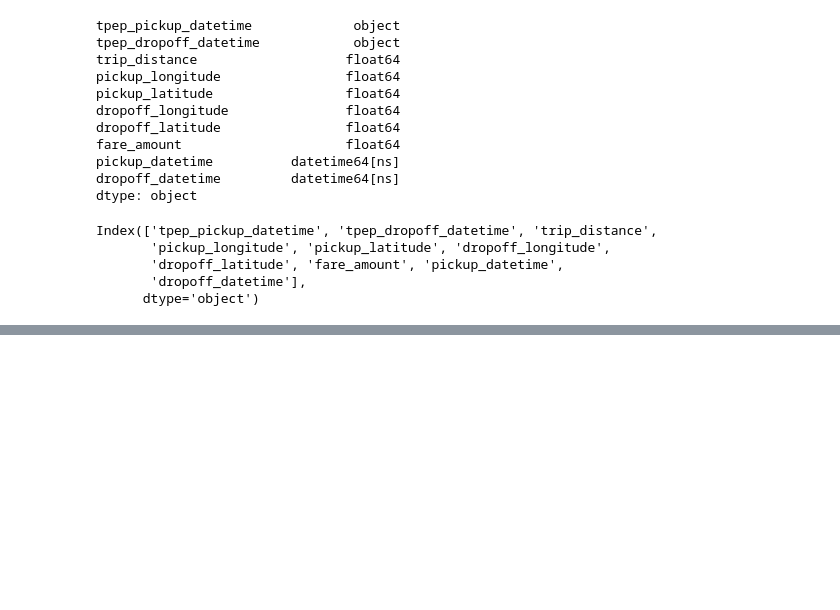
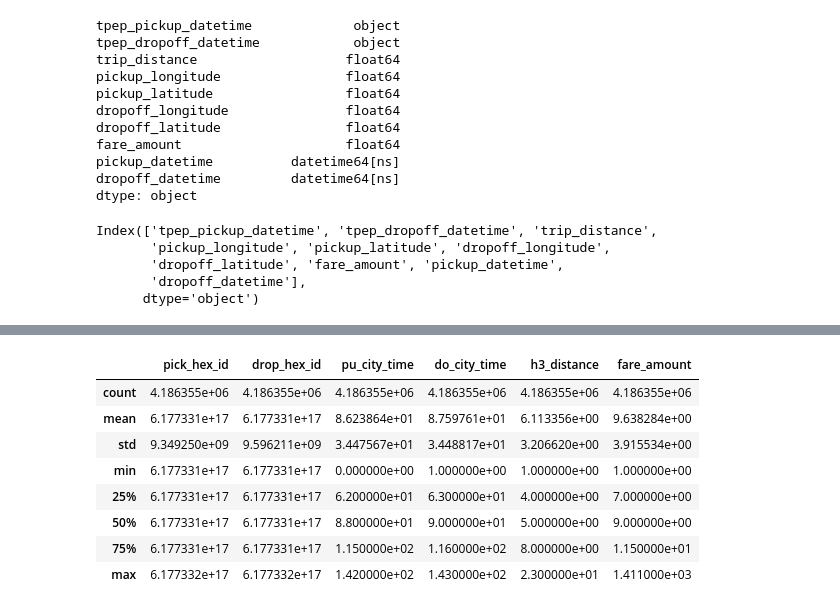
Before and after one commit to Salbinus/taxi, a Jupyter notebook: notebooks/feature_engineering.ipynb, the cells around one changed output, grey strips where cells are left out. Saved outputs shown, nothing was run; the diff lists cells and outputs as text; code cells hidden in the pictures; blank space fills up the shorter version.

```diff
--- a/notebooks/feature_engineering.ipynb
+++ b/notebooks/feature_engineering.ipynb
@@ -354,0 +337,20 @@ Index(['tpep_pickup_datetime', 'tpep_dropoff_datetime', 'trip_distance',
+# %%
+columns = [ 'pick_hex_id'
+          , 'drop_hex_id'
+          , 'pu_city_time'
+          , 'do_city_time'
+          , 'h3_distance'
+          , 'fare_amount']
+# %%
+df = pd.read_csv(os.path.abspath('../data/prep_data_2016-04.csv')
+                 , usecols=columns
+                #, nrows=500
+                )[columns]
+# %%
+fltrd_2 = df.loc[
+                (df.do_city_time > df.pu_city_time) & \
+                (df.pick_hex_id != df.drop_hex_id) & \
+                (df.fare_amount >= 1.0)
+                #(df.dropoff_latitude <= lat_max)  & \
+                ].copy()
+fltrd_2.head()
@@ -354,0 +378,12 @@ Index(['tpep_pickup_datetime', 'tpep_dropoff_datetime', 'trip_distance',
+# %%
+fltrd_2.describe()
+# %% [output]
+|  | pick_hex_id | drop_hex_id | pu_city_time | do_city_time | h3_distance | fare_amount |
+| count | 4.186355e+06 | 4.186355e+06 | 4.186355e+06 | 4.186355e+06 | 4.186355e+06 | 4.186355e+06 |
+| mean | 6.177331e+17 | 6.177331e+17 | 8.623864e+01 | 8.759761e+01 | 6.113356e+00 | 9.638284e+00 |
+| std | 9.349250e+09 | 9.596211e+09 | 3.447567e+01 | 3.448817e+01 | 3.206620e+00 | 3.915534e+00 |
+| min | 6.177331e+17 | 6.177331e+17 | 0.000000e+00 | 1.000000e+00 | 1.000000e+00 | 1.000000e+00 |
+| 25% | 6.177331e+17 | 6.177331e+17 | 6.200000e+01 | 6.300000e+01 | 4.000000e+00 | 7.000000e+00 |
+| 50% | 6.177331e+17 | 6.177331e+17 | 8.800000e+01 | 9.000000e+01 | 5.000000e+00 | 9.000000e+00 |
+| 75% | 6.177331e+17 | 6.177331e+17 | 1.150000e+02 | 1.160000e+02 | 8.000000e+00 | 1.150000e+01 |
+| max | 6.177332e+17 | 6.177332e+17 | 1.420000e+02 | 1.430000e+02 | 2.300000e+01 | 1.411000e+03 |
```
Also changed, not shown: parts of 21 cells of this notebook, 1 other file.
